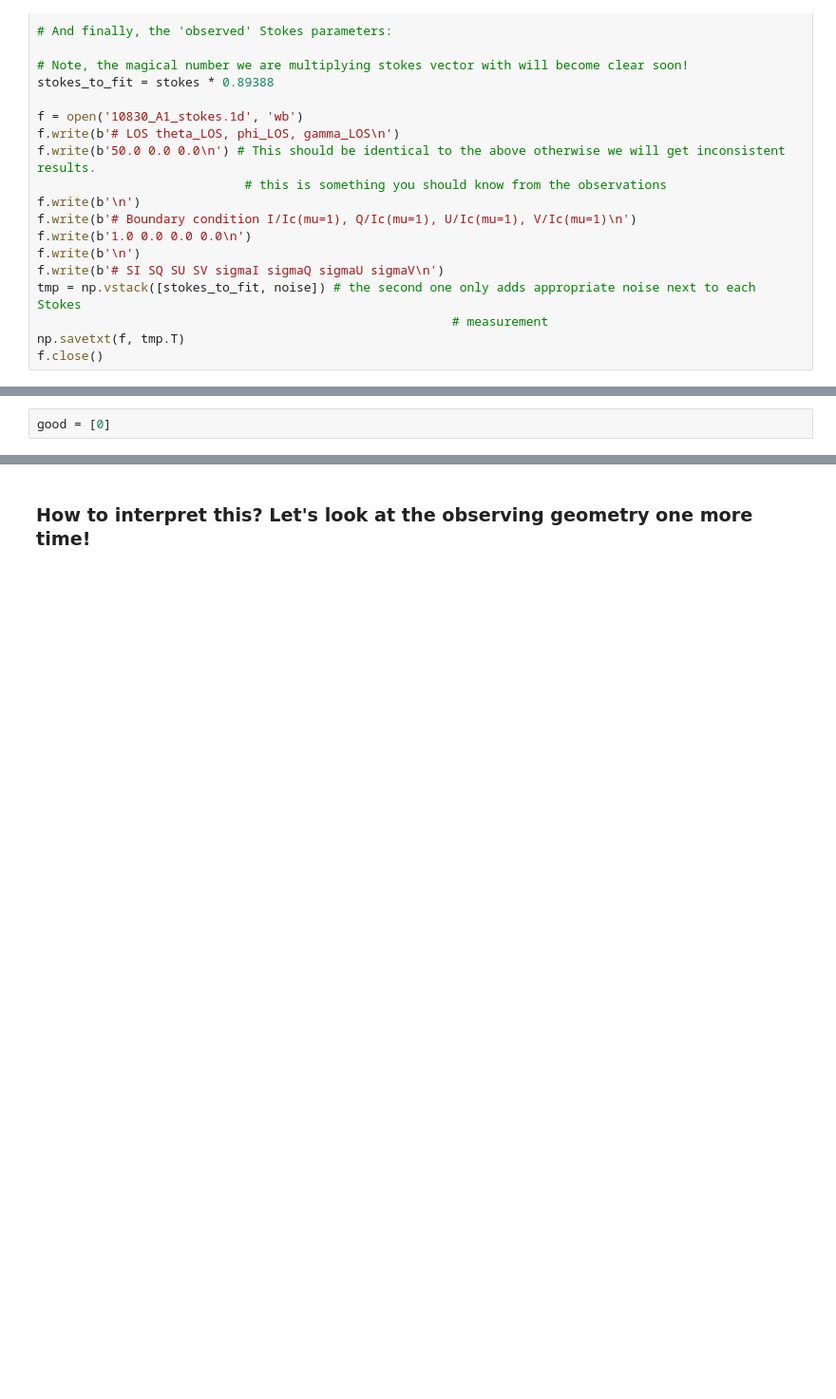
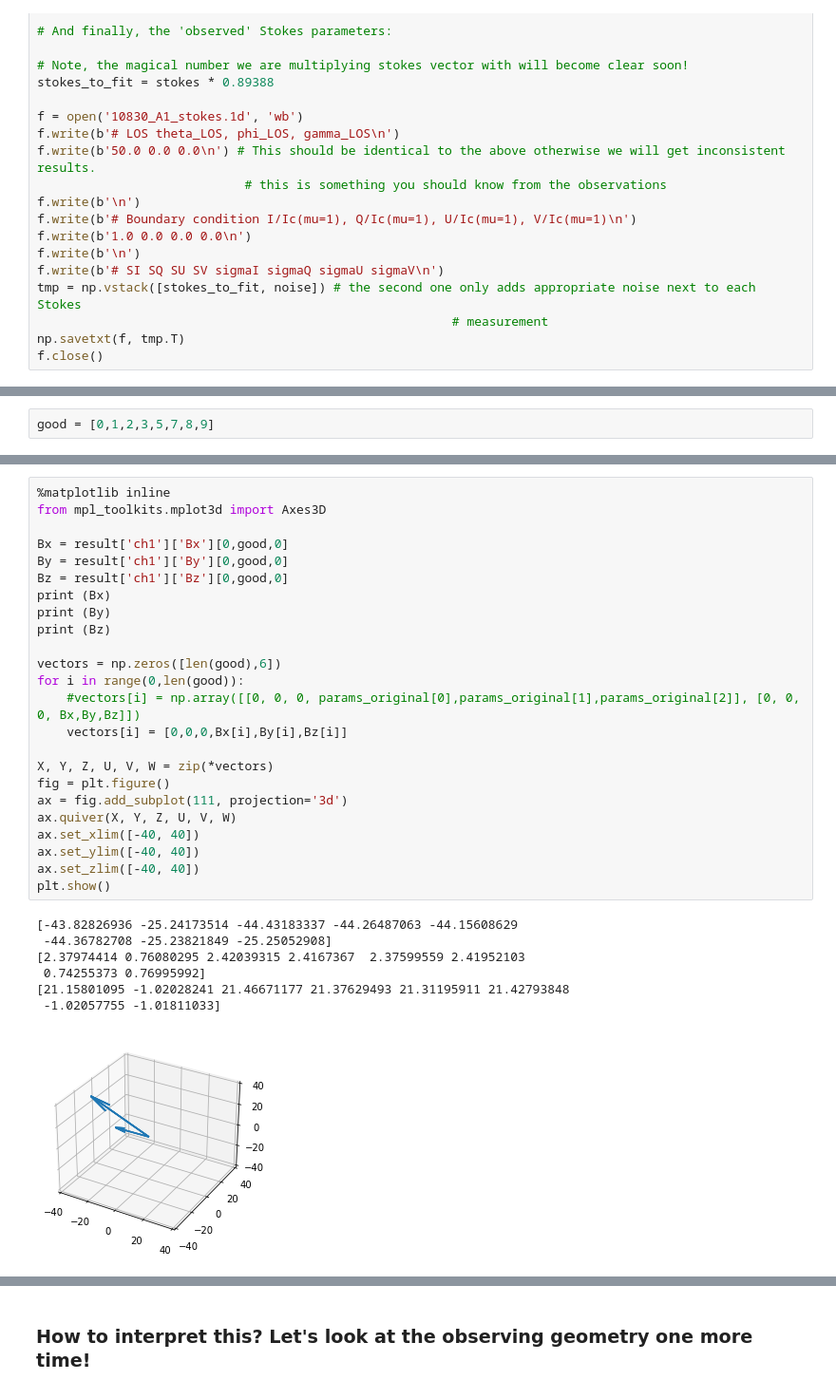
Before and after one commit to ivanzmilic/dkist_workshop_5, a Jupyter notebook: Hanle_single_profile_inversion.ipynb, the cells around one changed output, grey strips where cells are left out. Shown at 95% size. Cells and saved outputs as stored; diff of their text form; blank space fills up the shorter version.

```diff
--- a/Hanle_single_profile_inversion.ipynb
+++ b/Hanle_single_profile_inversion.ipynb
@@ -131,5 +136,5 @@ print(result['spec1']['chi2'][0])
 # %%
-good = [0]
+good = [0,1,2,3,5,7,8,9]
 # %%
 result['ch1'].keys()
 # Print them neatly:
@@ -160,0 +172,32 @@ a=  0.27851675927807434
+# %%
+%matplotlib inline
+from mpl_toolkits.mplot3d import Axes3D
+
+Bx = result['ch1']['Bx'][0,good,0]
+By = result['ch1']['By'][0,good,0]
+Bz = result['ch1']['Bz'][0,good,0]
+print (Bx)
+print (By)
+print (Bz)
+
+vectors = np.zeros([len(good),6])
+for i in range(0,len(good)):
+    #vectors[i] = np.array([[0, 0, 0, params_original[0],params_original[1],params_original[2]], [0, 0, 0, Bx,By,Bz]])
+    vectors[i] = [0,0,0,Bx[i],By[i],Bz[i]]
+
+X, Y, Z, U, V, W = zip(*vectors)
+fig = plt.figure()
+ax = fig.add_subplot(111, projection='3d')
+ax.quiver(X, Y, Z, U, V, W)
+ax.set_xlim([-40, 40])
+ax.set_ylim([-40, 40])
+ax.set_zlim([-40, 40])
+plt.show()
+# %% [output]
+[-43.82826936 -25.24173514 -44.43183337 -44.26487063 -44.15608629
+ -44.36782708 -25.23821849 -25.25052908]
+[2.37974414 0.76080295 2.42039315 2.4167367  2.37599559 2.41952103
+ 0.74255373 0.76995992]
+[21.15801095 -1.02028241 21.46671177 21.37629493 21.31195911 21.42793848
+ -1.02057755 -1.01811033]
+[figure, added]
```
Also changed, not shown: parts of 9 cells of this notebook.
